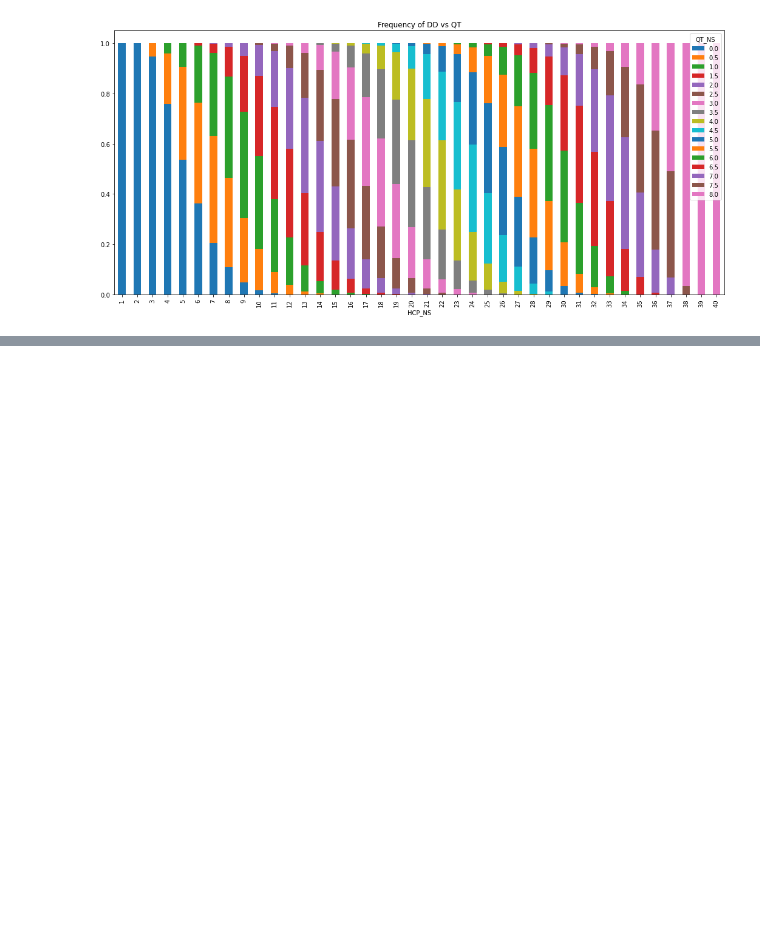
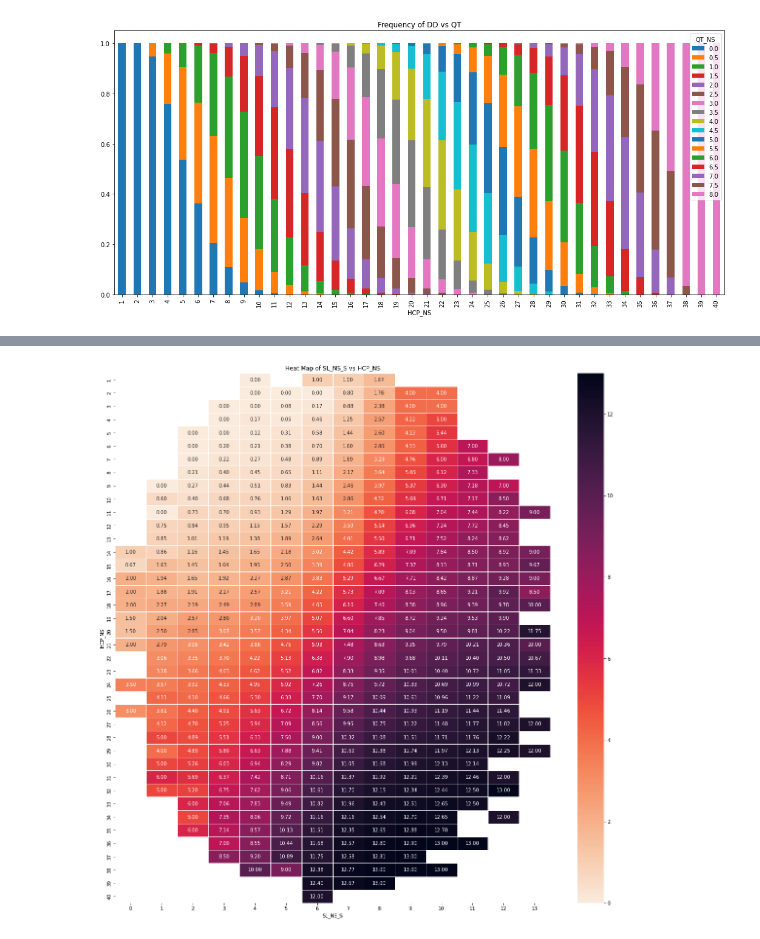
Before and after one commit to BSalita/ML-Contract-Bridge, a Jupyter notebook: src/acbl/acbl_hand_records_dd_evaluation_experiments_metrics.ipynb, the cells around one changed output, grey strips where cells are left out. Cells and saved outputs as stored; diff of their text form; code cells hidden in the pictures; blank space fills up the shorter version.

```diff
--- a/src/acbl/acbl_hand_records_dd_evaluation_experiments_metrics.ipynb
+++ b/src/acbl/acbl_hand_records_dd_evaluation_experiments_metrics.ipynb
@@ -443,0 +536,8 @@ for dd in range(0,14):
+# %%
+SLxHCPxDD = augmented_df.pivot_table(
+    columns='SL_NS_S',
+    index='HCP_NS',
+    values='DD_N_S')
+plot_heatmap(SLxHCPxDD)
+# %% [output]
+[figure, added]
```
Also changed, not shown: parts of 38 cells of this notebook, 8 other files.
